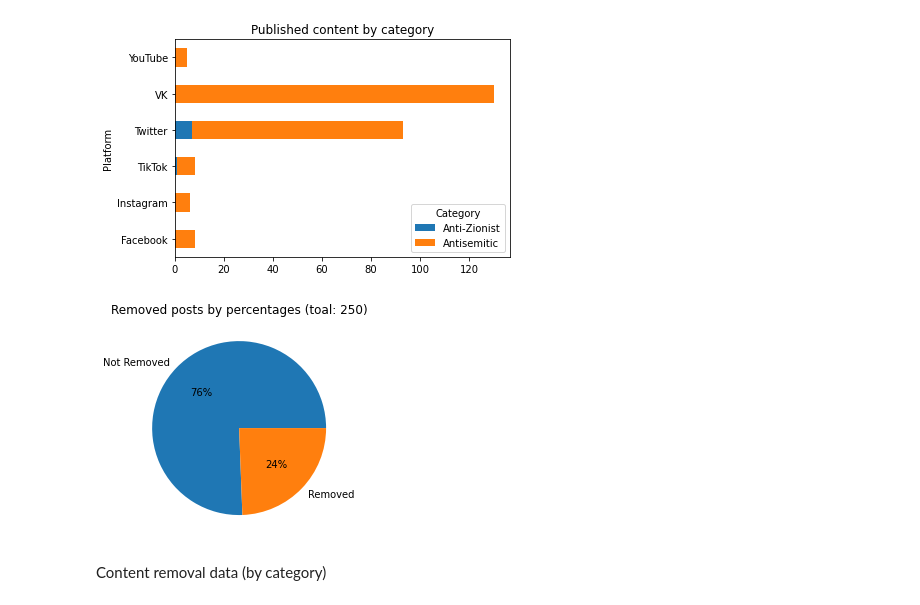
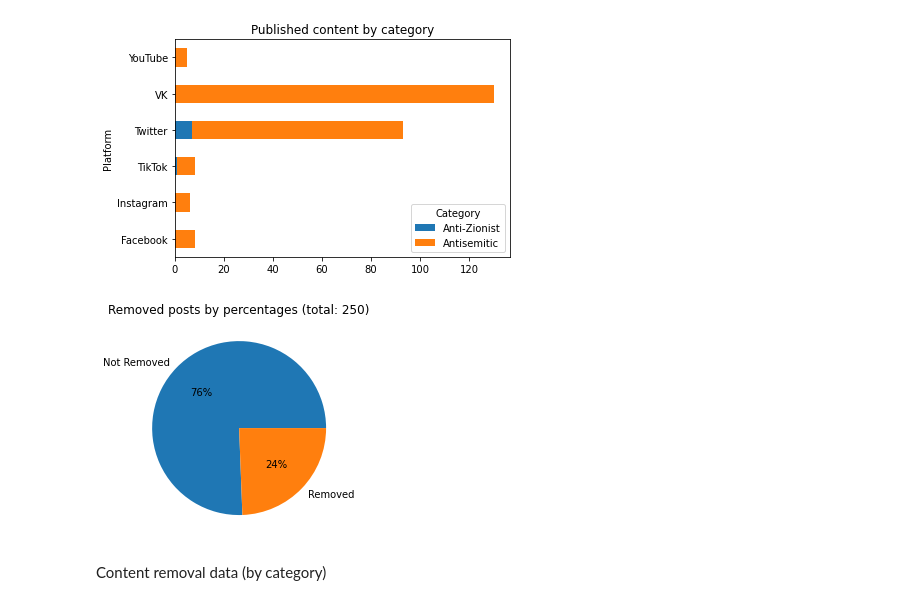
Before and after one commit to zackb124/Data-analysis-project-FOA, a Jupyter notebook: inner organization report/Inner organization report.ipynb, the cells around one changed output. Drawn from its saved outputs; the diff is of its cells as text; code cells hidden in the pictures.

```diff
--- a/inner organization report/Inner organization report.ipynb
+++ b/inner organization report/Inner organization report.ipynb
@@ -66,25 +66,26 @@ plt.savefig("categories_per_each_platform.png",dpi='figure',
 # %%
 #Cheking the percentage of posts removing in general view
 
 status = new_df["Removed"]
 
 #df.groupby("Category").agg({status:"mean"})
 
 # category = df["Category"] ###### /\
 
 
 general_removal_view = status.value_counts() #get general info about the removal process of platforms
 
-general_removal_view_plot = general_removal_view.plot(kind = "pie" , autopct='%1.0f%%', title = "Removed posts by percentages (toal:" + " "+ str(sum(set))+ ")", textprops={'color':"black"})
+general_removal_view_plot = general_removal_view.plot(kind = "pie" , autopct='%1.0f%%', title = "Removed posts by percentages (total:" + " "+ str(sum(set))+ ")", textprops={'color':"black"})
 
 general_removal_view_plot.get_yaxis().set_visible(False)
+
 
 plt.savefig("general_removal_view_plot.png",dpi='figure',
         bbox_inches= 'tight', pad_inches=0.1,
         facecolor='auto', edgecolor='auto',
         backend=None)
 # %% [output]
-[figure, old version]
+[figure, new version]
 # %% [markdown]
 Content removal data (by category)
 # %%
```
Also changed, not shown: parts of 1 cell of this notebook, 3 other files.
